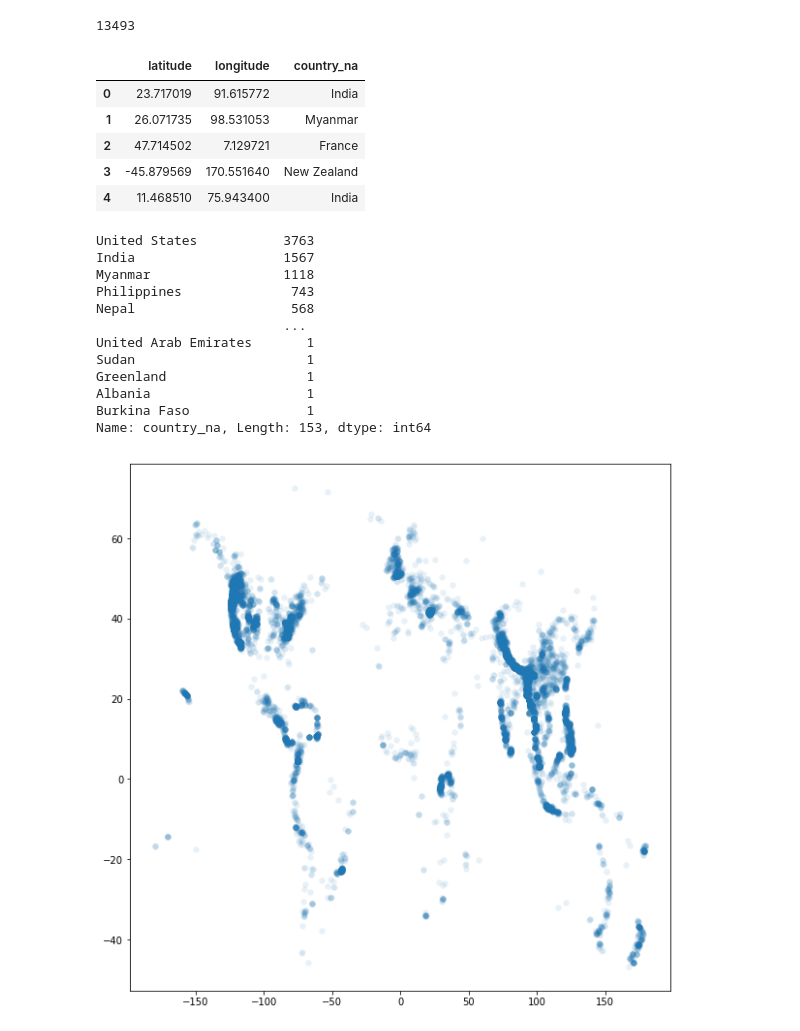
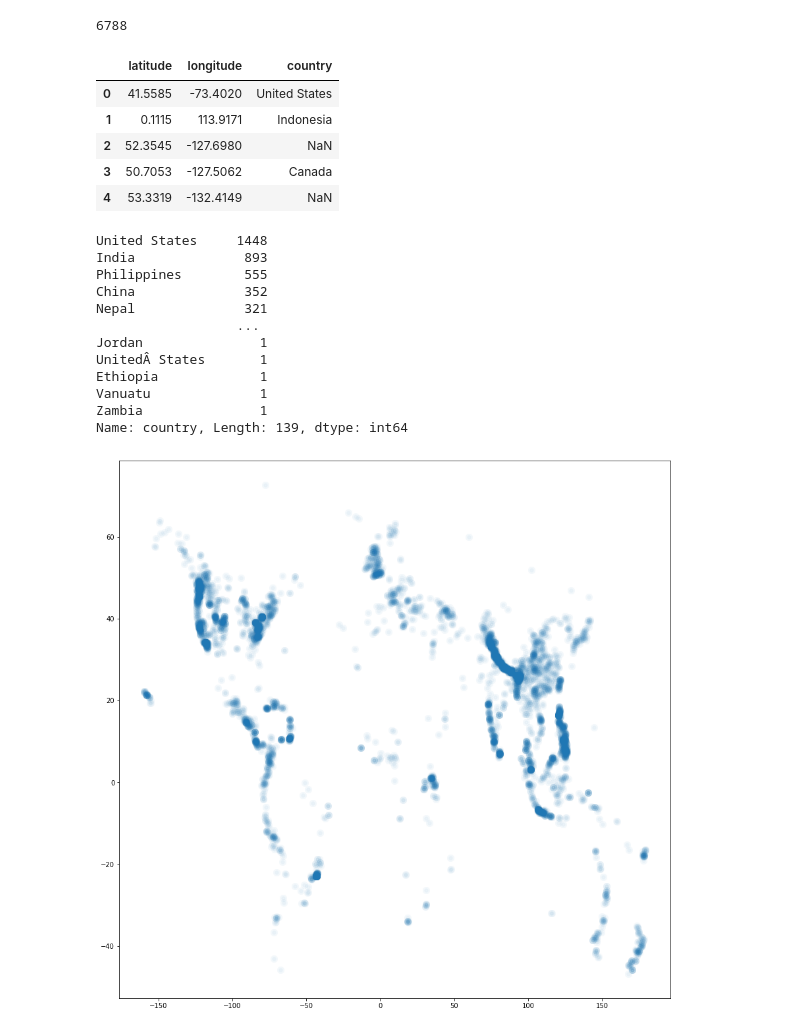
Before and after one commit to Landslide-Analytics-System/GLAS, a Jupyter notebook: data/landslide_catalog/experiments.ipynb, the cells around one changed output. Saved outputs shown, nothing was run; the diff lists cells and outputs as text; code cells hidden in the pictures.

```diff
--- a/data/landslide_catalog/experiments.ipynb
+++ b/data/landslide_catalog/experiments.ipynb
@@ -5,35 +5,35 @@ import matplotlib.pyplot as plt
 # %%
 landslides = pd.read_csv("landslide_catalog.csv")
 # %%
-landslides = landslides[['latitude', 'longitude', 'country_na']]
+landslides = landslides[['latitude', 'longitude', 'country']]
 print(len(landslides))
 landslides.head()
 # %% [output]
-13493
+6788
-|  | latitude | longitude | country_na |
-| 0 | 23.717019 | 91.615772 | India |
-| 1 | 26.071735 | 98.531053 | Myanmar |
-| 2 | 47.714502 | 7.129721 | France |
-| 3 | -45.879569 | 170.551640 | New Zealand |
-| 4 | 11.468510 | 75.943400 | India |
+|  | latitude | longitude | country |
+| 0 | 41.5585 | -73.4020 | United States |
+| 1 | 0.1115 | 113.9171 | Indonesia |
+| 2 | 52.3545 | -127.6980 | NaN |
+| 3 | 50.7053 | -127.5062 | Canada |
+| 4 | 53.3319 | -132.4149 | NaN |
 # %%
-landslides.country_na.value_counts()
+landslides.country.value_counts()
 # %% [output]
-United States           3763
-India                   1567
-Myanmar                 1118
-Philippines              743
-Nepal                    568
-                        ...
-United Arab Emirates       1
-Sudan                      1
-Greenland                  1
-Albania                    1
-Burkina Faso               1
-Name: country_na, Length: 153, dtype: int64
+United States     1448
+India              893
+Philippines        555
+China              352
+Nepal              321
+                  ...
+Jordan               1
+UnitedÂ States       1
+Ethiopia             1
+Vanuatu              1
+Zambia               1
+Name: country, Length: 139, dtype: int64
 # %%
-plt.figure(figsize=(10, 10))
-plt.scatter(x=landslides['longitude'], y=landslides['latitude'], alpha=0.1, linewidths=0.1)
+plt.figure(figsize=(15, 15))
+plt.scatter(x=landslides["longitude"], y = landslides['latitude'], alpha=0.05, linewidths=5)
 plt.show()
 # %% [output]
-[figure, old version]
+[figure, new version]
```
Also changed, not shown: 3 other files.
